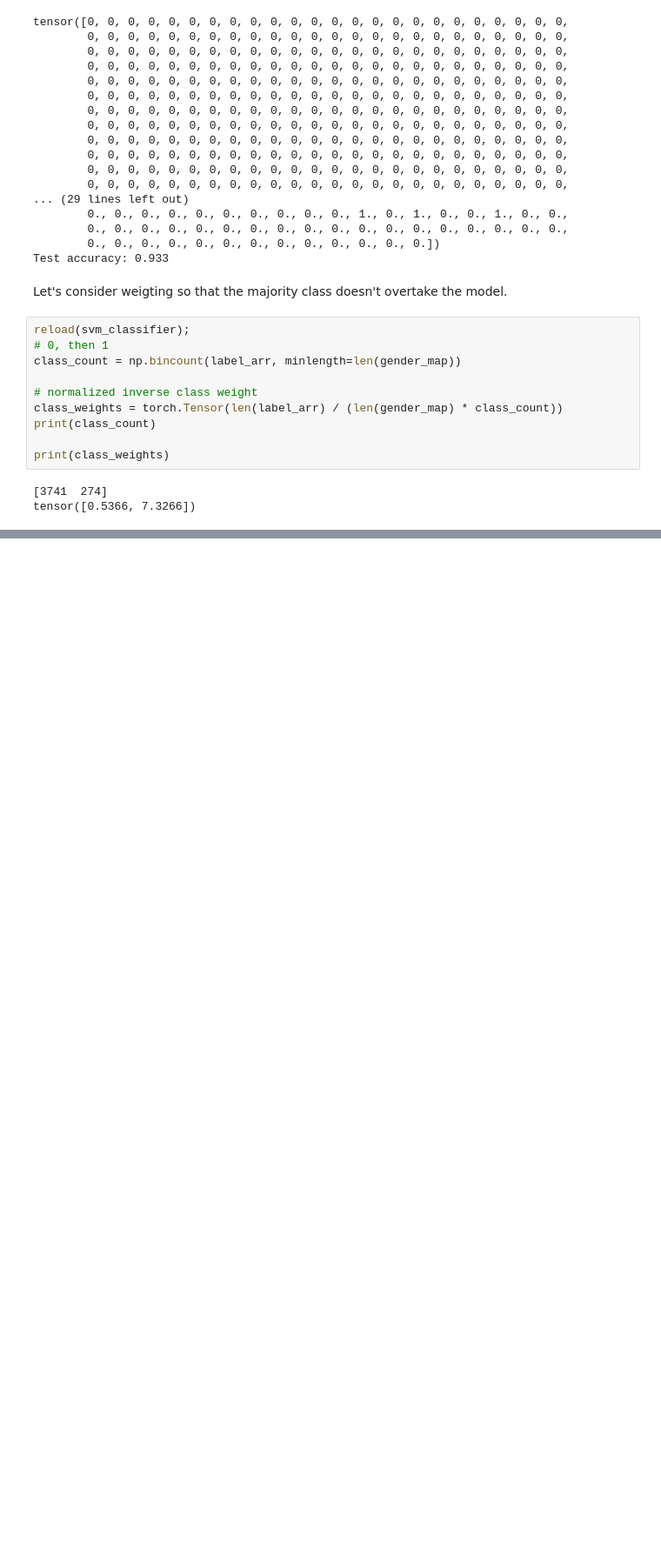
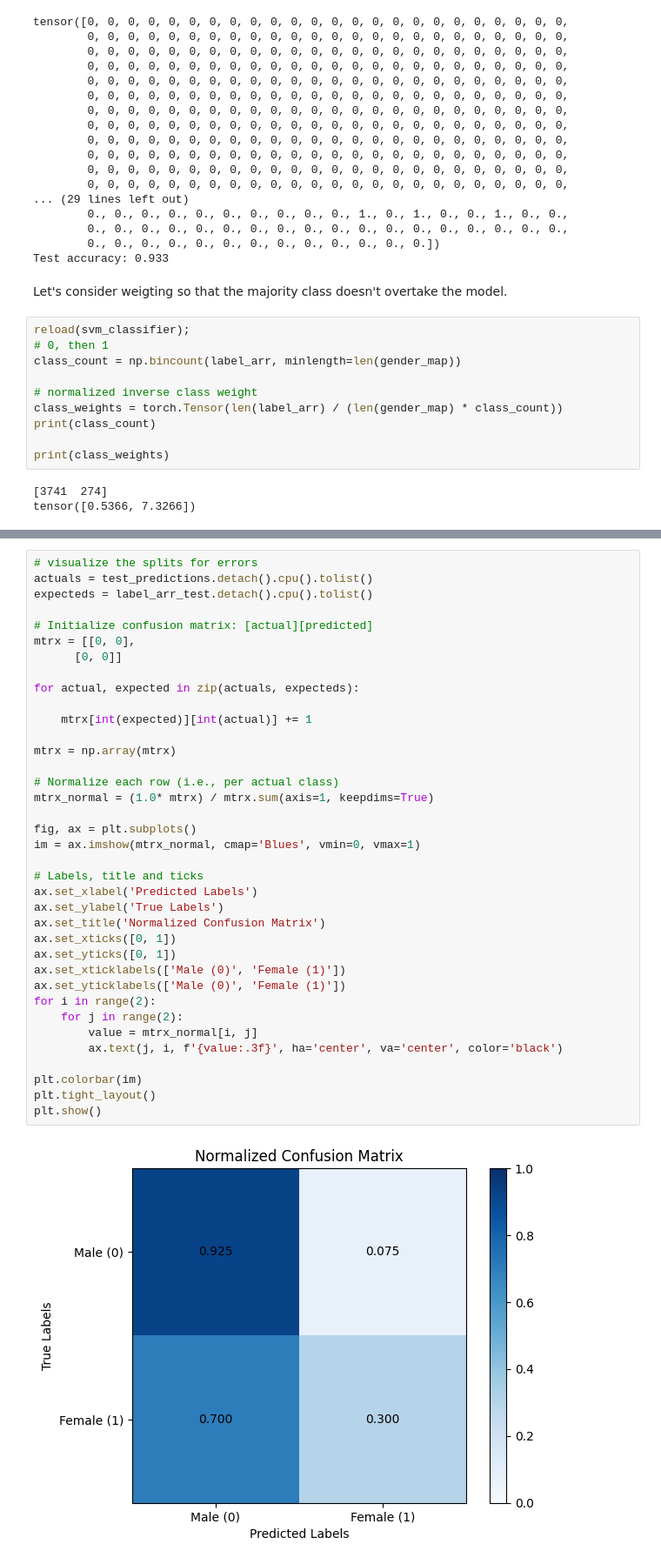
Before and after one commit to kpwce/profiling-spanish-poets, a Jupyter notebook: models/svm_gender.ipynb, the cells around one changed output, grey strips where cells are left out. Shown at 87% size. Drawn from its saved outputs; the diff is of its cells as text; blank space fills up the shorter version.

```diff
--- a/models/svm_gender.ipynb
+++ b/models/svm_gender.ipynb
@@ -258,0 +253,39 @@ tensor([1, 0, 1, 1, 1, 1, 0, 0, 1, 0, 1, 1, 1, 0, 1, 0, 0, 1, 1, 0, 0, 1, 0, 0,
+# %%
+# visualize the splits for errors
+actuals = test_predictions.detach().cpu().tolist()
+expecteds = label_arr_test.detach().cpu().tolist()
+
+# Initialize confusion matrix: [actual][predicted]
+mtrx = [[0, 0],
+      [0, 0]]
+
+for actual, expected in zip(actuals, expecteds):
+
+    mtrx[int(expected)][int(actual)] += 1
+
+mtrx = np.array(mtrx)
+
+# Normalize each row (i.e., per actual class)
+mtrx_normal = (1.0* mtrx) / mtrx.sum(axis=1, keepdims=True)
+
+fig, ax = plt.subplots()
+im = ax.imshow(mtrx_normal, cmap='Blues', vmin=0, vmax=1)
+
+# Labels, title and ticks
+ax.set_xlabel('Predicted Labels')
+ax.set_ylabel('True Labels')
+ax.set_title('Normalized Confusion Matrix')
+ax.set_xticks([0, 1])
+ax.set_yticks([0, 1])
+ax.set_xticklabels(['Male (0)', 'Female (1)'])
+ax.set_yticklabels(['Male (0)', 'Female (1)'])
+for i in range(2):
+    for j in range(2):
+        value = mtrx_normal[i, j]
+        ax.text(j, i, f'{value:.3f}', ha='center', va='center', color='black')
+
+plt.colorbar(im)
+plt.tight_layout()
+plt.show()
+# %% [output]
+[figure, added]
```
Also changed, not shown: parts of 10 cells of this notebook, 3 other files.
